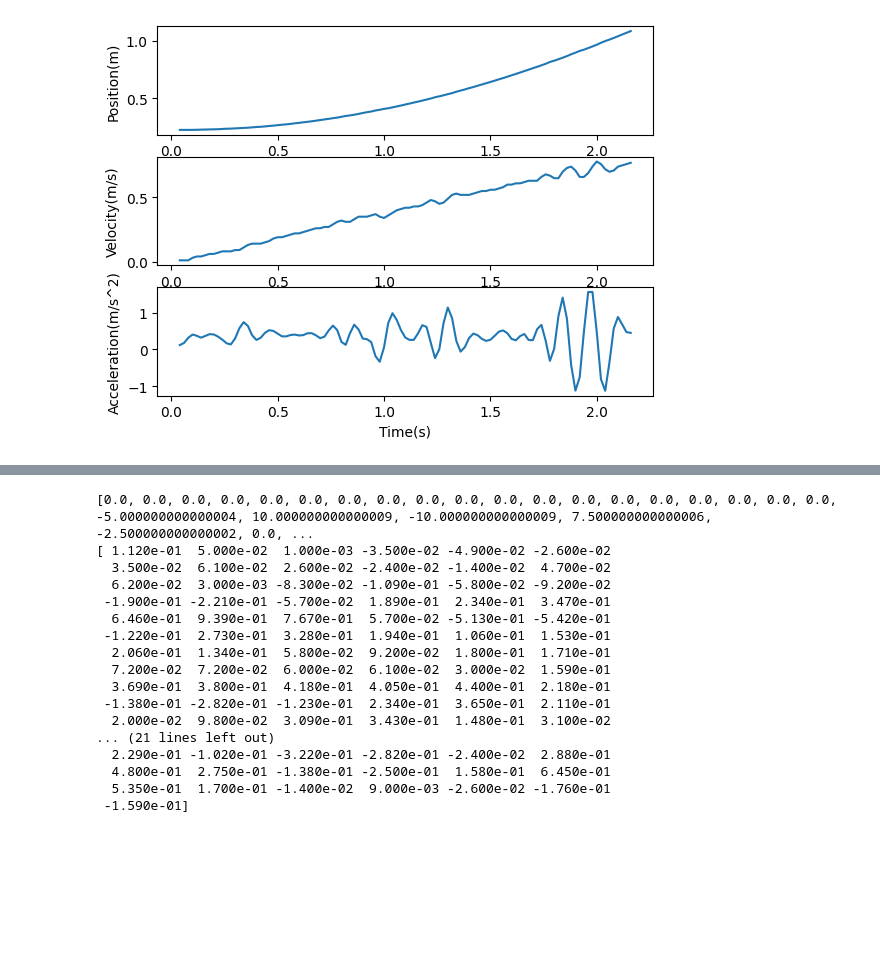
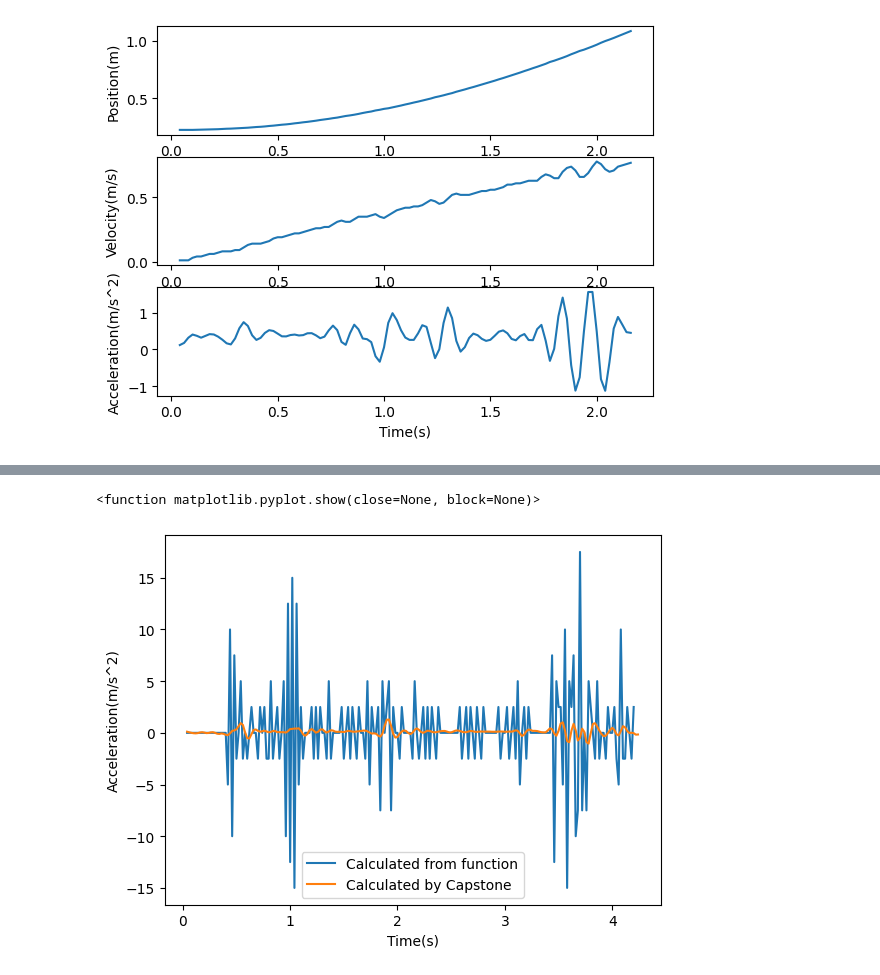
Before and after one commit to rx2227/Motion-1-2, a Jupyter notebook: Motion_1n2.ipynb, the cells around one changed output, grey strips where cells are left out. Drawn from its saved outputs; the diff is of its cells as text; code cells hidden in the pictures; blank space fills up the shorter version.

```diff
--- a/Motion_1n2.ipynb
+++ b/Motion_1n2.ipynb
@@ -74,34 +83,22 @@ print(vtwo)
 # %%
 def GetAcceleration(x_1,x_2,x_3):
   Acceleration = (x_3 - 2*x_2 + x_1)/(1/50)**2
   return Acceleration
 
 a_x_1 = xtwo
 a_x_2 = xtwo[1:]
 a_x_3 = xtwo[2:]
 
-AccelerationList = []
+AccelerationArray = np.array([])
 for (x_1,x_2,x_3) in zip(a_x_1,a_x_2,a_x_3):
+  AccelerationArray = np.append(AccelerationArray,GetAcceleration(x_1,x_2,x_3))
 
-  AccelerationList.append(GetAcceleration(x_1,x_2,x_3))
-
-print(AccelerationList)
-print(atwo)
+plt.plot(ttwo[:-2],AccelerationArray)
+plt.plot(ttwo,atwo)
+plt.legend(("Calculated from function","Calculated by Capstone"))
+plt.xlabel("Time(s)")
+plt.ylabel("Acceleration(m/s^2)")
+plt.show
 # %% [output]
-[0.0, 0.0, 0.0, 0.0, 0.0, 0.0, 0.0, 0.0, 0.0, 0.0, 0.0, 0.0, 0.0, 0.0, 0.0, 0.0, 0.0, 0.0, 0.0, -5.000000000000004, 10.000000000000009, -10.000000000000009, 7.500000000000006, -2.500000000000002, 0.0, ...
-[ 1.120e-01  5.000e-02  1.000e-03 -3.500e-02 -4.900e-02 -2.600e-02
-  3.500e-02  6.100e-02  2.600e-02 -2.400e-02 -1.400e-02  4.700e-02
-  6.200e-02  3.000e-03 -8.300e-02 -1.090e-01 -5.800e-02 -9.200e-02
- -1.900e-01 -2.210e-01 -5.700e-02  1.890e-01  2.340e-01  3.470e-01
-  6.460e-01  9.390e-01  7.670e-01  5.700e-02 -5.130e-01 -5.420e-01
- -1.220e-01  2.730e-01  3.280e-01  1.940e-01  1.060e-01  1.530e-01
-  2.060e-01  1.340e-01  5.800e-02  9.200e-02  1.800e-01  1.710e-01
-  7.200e-02  7.200e-02  6.000e-02  6.100e-02  3.000e-02  1.590e-01
-  3.690e-01  3.800e-01  4.180e-01  4.050e-01  4.400e-01  2.180e-01
- -1.380e-01 -2.820e-01 -1.230e-01  2.340e-01  3.650e-01  2.110e-01
-  2.000e-02  9.800e-02  3.090e-01  3.430e-01  1.480e-01  3.100e-02
-... (21 lines left out)
-  2.290e-01 -1.020e-01 -3.220e-01 -2.820e-01 -2.400e-02  2.880e-01
-  4.800e-01  2.750e-01 -1.380e-01 -2.500e-01  1.580e-01  6.450e-01
-  5.350e-01  1.700e-01 -1.400e-02  9.000e-03 -2.600e-02 -1.760e-01
- -1.590e-01]
+<function matplotlib.pyplot.show(close=None, block=None)>
+[figure, added]
```
Also changed, not shown: parts of 2 cells of this notebook.
